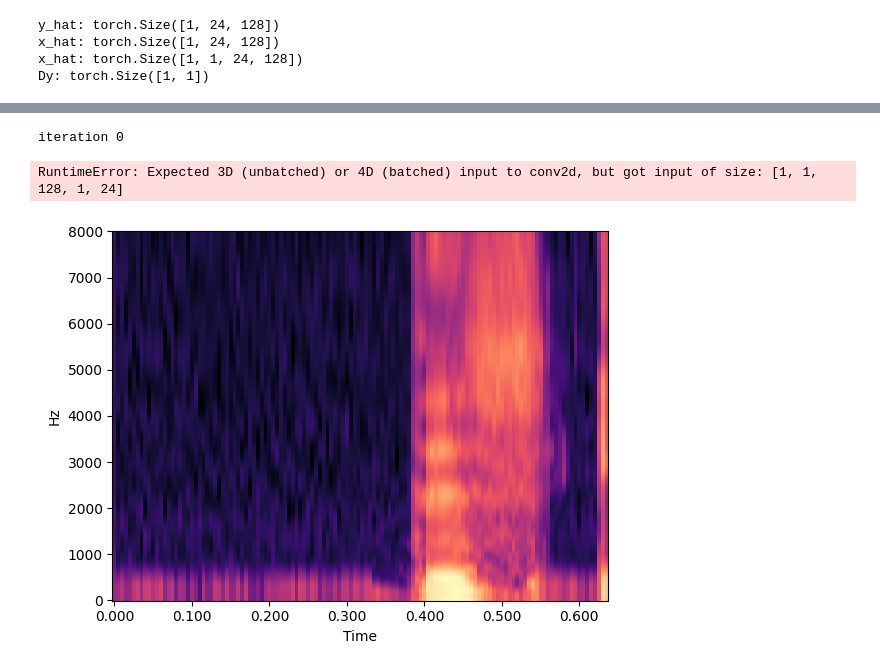
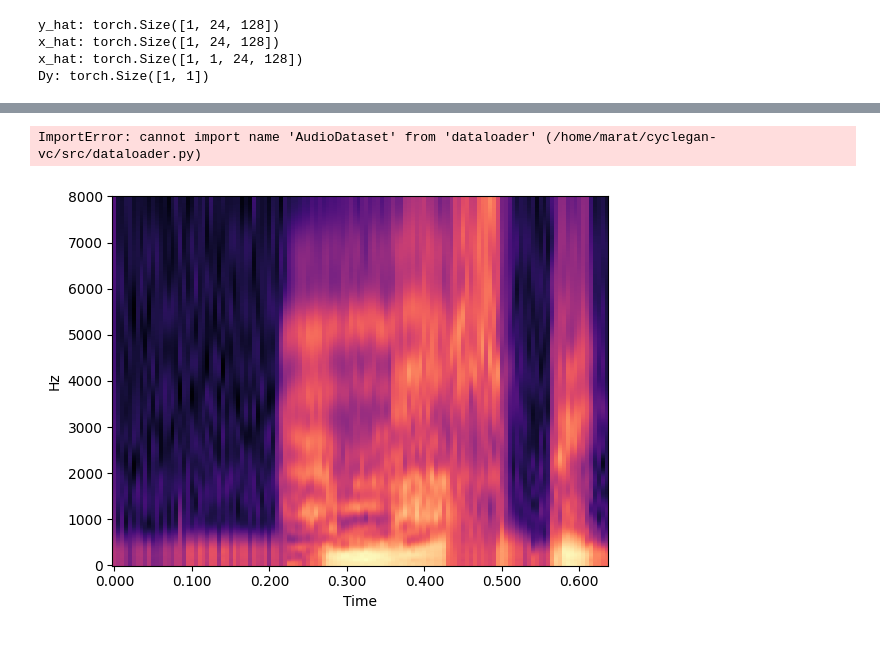
Before and after one commit to maratsubkhankulov/cyclegan-vc, a Jupyter notebook: src/notebook.ipynb, the cells around one changed output, grey strips where cells are left out. Drawn from its saved outputs; the diff is of its cells as text; code cells hidden in the pictures.

Commit message:
Refactoring dataset to sample mcep segments for training

```diff
--- a/src/notebook.ipynb
+++ b/src/notebook.ipynb
@@ -416,78 +399,71 @@ test_dataset()
 # %%
-from dataloader import AudioDataset
+from dataloader import WorldDataset
 from torch.utils.data import DataLoader
 
-dataset = AudioDataset('../data/vcc2016_training', batch_size=1, sr=16000)
+dataset = WorldDataset('../data/vcc2016_training', batch_size=1, sr=16000)
 train_dataloader = DataLoader(dataset, batch_size=1, shuffle=True, num_workers=1)
 
-def train():
-  iterator = iter(train_dataloader)
+def train(epochs):
+  for i in range(epochs):
+    print(f'Epoch {i}')
+    iteration = 0
+    for batch in train_dataloader:
+      print(f'iteration {iteration}')
 
-  iteration = 0
-  for _ in range(10):
-    batch = next(iterator)
-    print(f'iteration {iteration}')
+      # convert to float32 because model is defined this way
+      source_features = batch[0][-1].to(dtype=torch.float32).transpose(1, 2)
+      target_features = batch[1][-1].to(dtype=torch.float32).transpose(1, 2)
 
-    # convert to float32 because model is defined this way
-    source_features = batch[0][-1].to(dtype=torch.float32).transpose(0, 1)
-    target_features = batch[1][-1].to(dtype=torch.float32).transpose(0, 1)
-    print(source_features.size())
-    print(target_features.size()
+      loss = training_iteration(
+                          x=source_features,
+                          y=target_features,
+                          optimizer=optimizer,
+                          criterion=criterion,
+                          Gx_y=cycleGAN.Gx_y,
+                          Gy_x=cycleGAN.Gy_x,
+                          Dx=cycleGAN.Dx,
+                          Dy=cycleGAN.Dy)
 
-    loss1, loss2, loss3, loss4 = training_iteration(features=source_features,
-                        optimizer_Dx=optimizer_Dx,
-                        optimizer_Dy=optimizer_Dy,
-                        optimizer_Gx_y=optimizer_Gx_y,
-                        optimizer_Gy_x=optimizer_Gy_x,
-                        criterion=criterion,
-                        Gx_y=cycleGAN.Gx_y,
-                        Gy_x=cycleGAN.Gy_x,
-                        Dx=cycleGAN.Dx,
-                        Dy=cycleGAN.Dy)
+      print(f'loss: {loss.item()}')
+      iteration += 1
 
-    print(f'loss1: {loss1}')
-    print(f'loss2: {loss2}')
-    print(f'loss3: {loss3}')
-    print(f'loss4: {loss4}')
-    iteration += 1
-
-train()
+if train:
+  train(epochs=100)
 # %% [output]
-iteration 0
+ImportError: cannot import name 'AudioDataset' from 'dataloader' (/home/marat/cyclegan-vc/src/dataloader.py)
-RuntimeError: Expected 3D (unbatched) or 4D (batched) input to conv2d, but got input of size: [1, 1, 128, 1, 24]
 # %%
 import pyworld as pw
 
 batch = next(iter(train_dataloader))
 source_features = batch[0]
 source_mcep = source_features[-1]
-source_mcep = source_mcep.to(dtype=torch.float32).transpose(-2, -1).unsqueeze(2)
+source_mcep = source_mcep.to(dtype=torch.float32).transpose(1, 2)
 output_mcep = cycleGAN.Gx_y.forward(source_mcep)
 
 def render_sp(sp, fs, frame_period):
   # Use this in Ipython to see plot
   librosa.display.specshow(np.log(sp).T,
                           sr=fs,
                           hop_length=int(0.001 * fs * frame_period),
                           x_axis="time",
                           y_axis="linear",
                           cmap="magma")
 
 
 def render_mcep_features(features, mcep):
   # Convert source mel-cepstral coefficients to spectrogram
   f0 = features[0].numpy()
   time_axis = features[1].numpy()
   ap = features[3].numpy()
   fs = 16000
   mcep = mcep.squeeze().transpose(-2, -1).to(dtype=torch.float64).contiguous()
 
   sp = pw.decode_spectral_envelope(mcep.numpy(), fs, fft_size=1024)
 
   frame_period = 5.0
 
   render_sp(sp, fs, frame_period)
 
-render_mcep_features(features=source_features, mcep=source_mcep)
+render_mcep_features(features=target_features, mcep=source_mcep)
 # %% [output]
-[figure, old version]
+[figure, new version]
```
Also changed, not shown: parts of 7 cells of this notebook, 3 other files.
